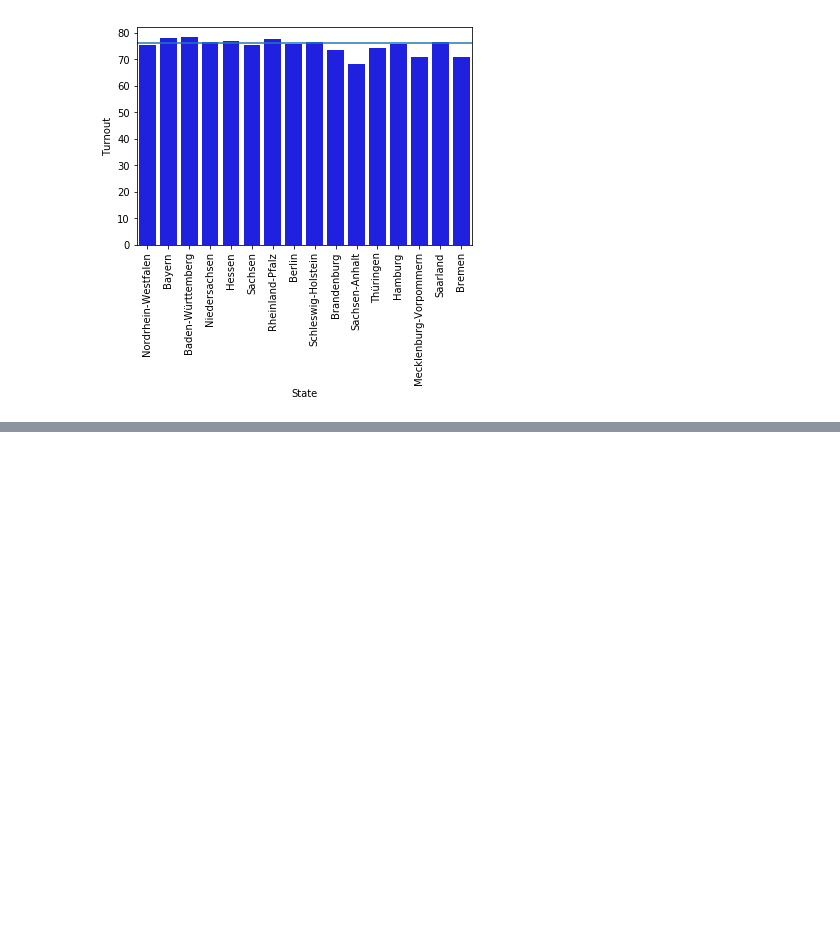
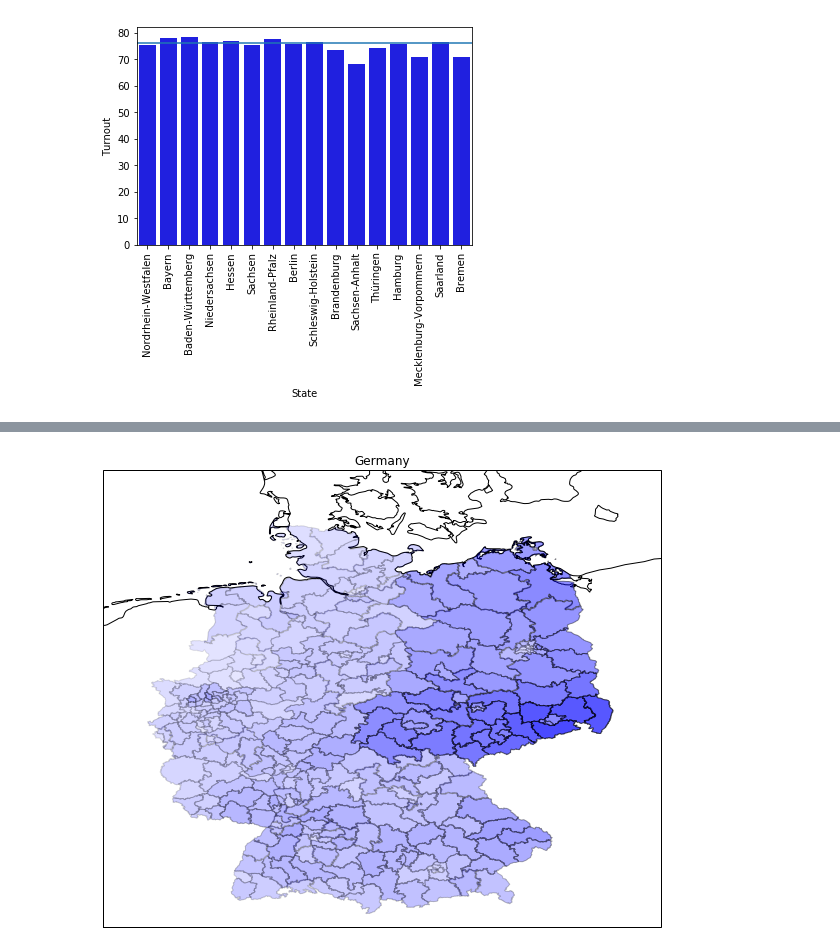
Before and after one commit to pdistler/German-Federal-Election-2017, a Jupyter notebook: exploration_template.ipynb, the cells around one changed output, grey strips where cells are left out. Saved outputs shown, nothing was run; the diff lists cells and outputs as text; code cells hidden in the pictures; blank space fills up the shorter version.

```diff
--- a/exploration_template.ipynb
+++ b/exploration_template.ipynb
@@ -466,0 +122,4 @@ plt.show();
+# %%
+draw_turnout_for_party(party_mapping['AFD'], 'blue')
+# %% [output]
+[figure, added]
```
Also changed, not shown: parts of 45 cells of this notebook.
